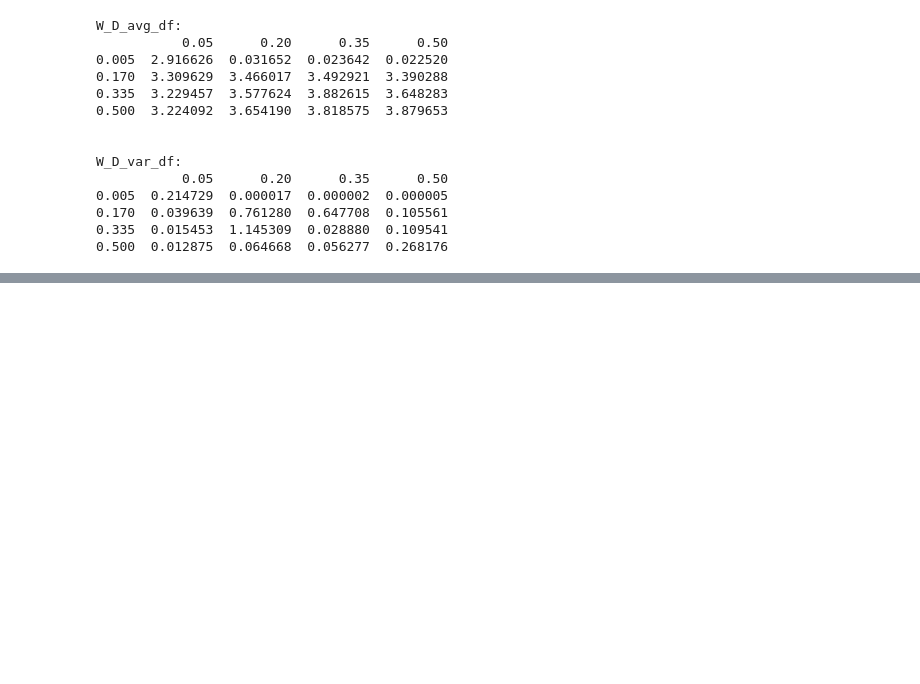
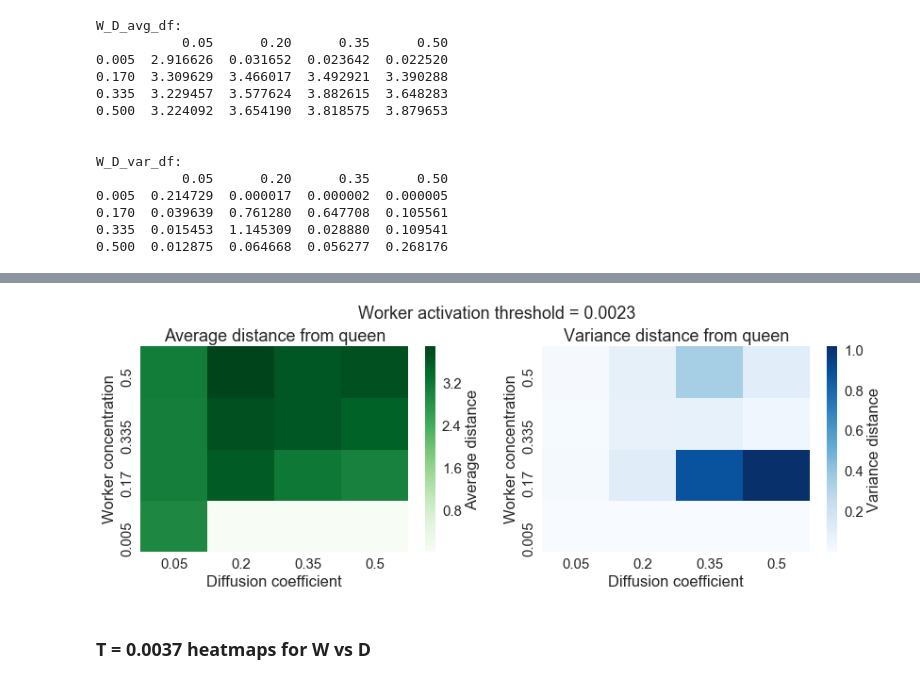
Before and after one commit to dieumynguyen/bee_communication, a Jupyter notebook: plot_param_heatmaps.ipynb, the cells around one changed output, grey strips where cells are left out. Cells and saved outputs as stored; diff of their text form; code cells hidden in the pictures; blank space fills up the shorter version.

```diff
--- a/plot_param_heatmaps.ipynb
+++ b/plot_param_heatmaps.ipynb
@@ -299,6 +303,6 @@ worker_bee_thresholds[0]
 # Get names of all json's for a single T value - do this 4 times - each T has 16 files
 
 jsons_T_1 = list(map(lambda x : x.split("/")[-1], glob2.glob("avg_distance_data/*T{}.json".format(worker_bee_thresholds[0]))))
-# jsons_T_2 = list(map(lambda x : x.split("/")[-1], glob2.glob("avg_distance_data/*.json")))
-# jsons_T_3 = list(map(lambda x : x.split("/")[-1], glob2.glob("avg_distance_data/*.json")))
-# jsons_T_4 = list(map(lambda x : x.split("/")[-1], glob2.glob("avg_distance_data/*.json")))
+jsons_T_2 = list(map(lambda x : x.split("/")[-1], glob2.glob("avg_distance_data/*T{}.json".format(worker_bee_thresholds[1]))))
+jsons_T_3 = list(map(lambda x : x.split("/")[-1], glob2.glob("avg_distance_data/*T{}.json".format(worker_bee_thresholds[2]))))
+jsons_T_4 = list(map(lambda x : x.split("/")[-1], glob2.glob("avg_distance_data/*T{}.json".format(worker_bee_thresholds[3]))))
@@ -355,0 +364,10 @@ plot_heatmap(W_D_avg_df_2, W_D_var_df_2, 'Diffusion coefficient', 'Worker concen
+# %%
+W_D_avg_df_3 = get_dataframe(jsons_T_2, "W", worker_bee_concentrations, "D", diffusion_coefficients, "avg", worker_bee_concentrations)
+print("W_D_avg_df:")
+print(W_D_avg_df_3)
+print("\n")
+
+W_D_var_df_3 = get_dataframe(jsons_T_2, "W", worker_bee_concentrations, "D", diffusion_coefficients, "var", worker_bee_concentrations)
+print("W_D_var_df:")
+print(W_D_var_df_3)
+print("\n")
@@ -355,0 +389,7 @@ plot_heatmap(W_D_avg_df_2, W_D_var_df_2, 'Diffusion coefficient', 'Worker concen
+# %%
+plot_heatmap(W_D_avg_df_3, W_D_var_df_3, 'Diffusion coefficient', 'Worker concentration',
+             "Threshold_0.0023_Worker_Coefficient", 0.0023)
+# %% [output]
+[figure, added]
+# %% [markdown]
+### T = 0.0037 heatmaps for W vs D
```
Also changed, not shown: parts of 11 cells of this notebook, 5 other files.
